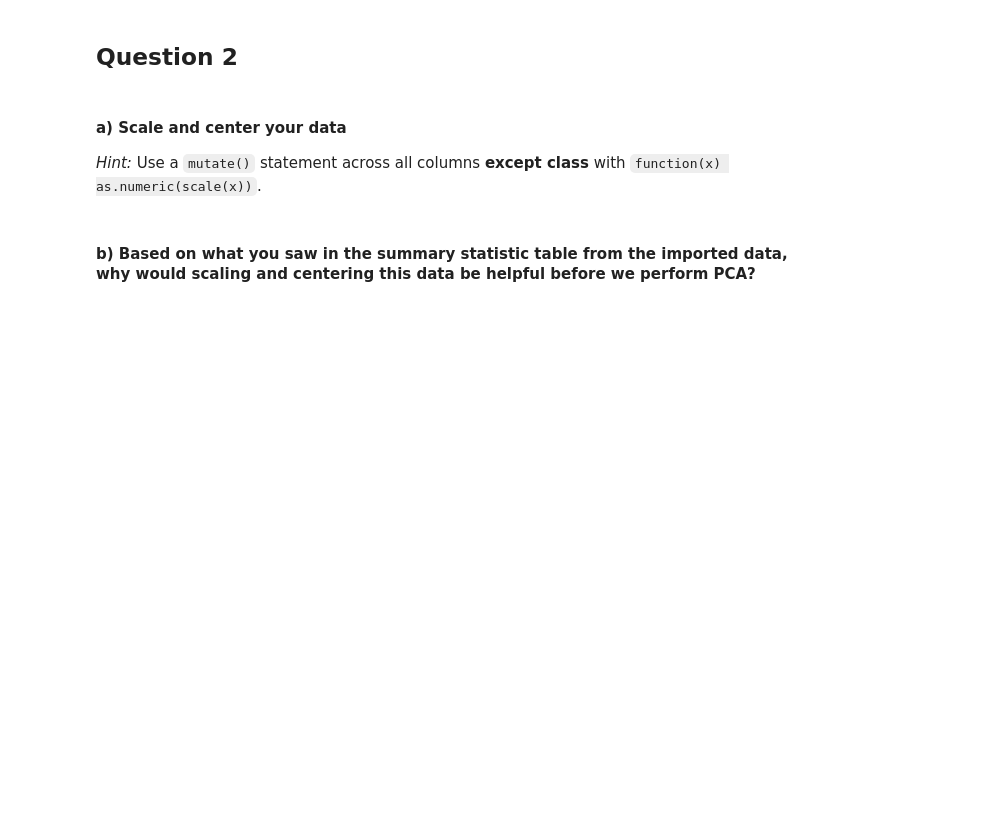
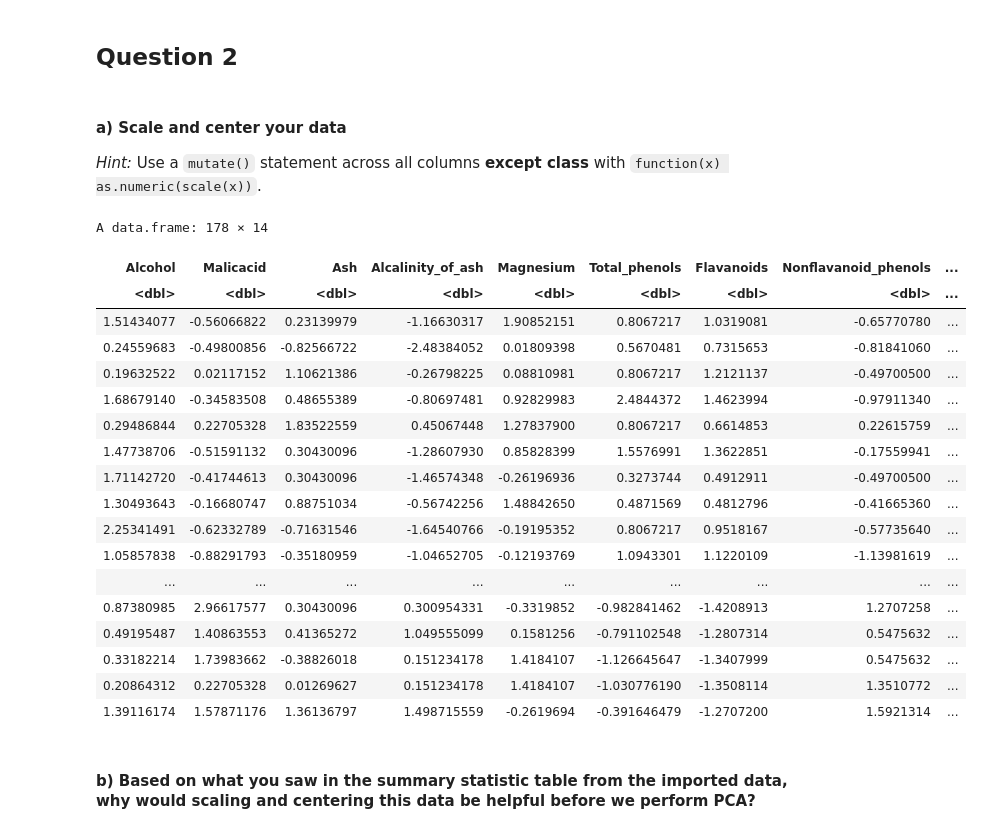
Before and after one commit to skommera26/BIOS-512, a Jupyter notebook: Assignments/BIOS512_HW5.ipynb, the cells around one changed output. Saved outputs shown, nothing was run; the diff lists cells and outputs as text; code cells hidden in the pictures; blank space fills up the shorter version.

```diff
--- a/Assignments/BIOS512_HW5.ipynb
+++ b/Assignments/BIOS512_HW5.ipynb
@@ -71,7 +103,29 @@ summary(df)
 # %%
 
 df <- df %>% mutate(across(c(Alcohol,Malicacid, Ash, Alcalinity_of_ash, Magnesium, Total_phenols, Flavanoids, Nonflavanoid_phenols, Proanthocyanins, Color_intensity, Hue, X0D280_0D315_of_diluted_wines, Proline),
                            function(x) as.numeric(scale(x))))
+
+df
+# %% [output]
+A data.frame: 178 × 14
+| Alcohol | Malicacid | Ash | Alcalinity_of_ash | Magnesium | Total_phenols | Flavanoids | Nonflavanoid_phenols | ... |
+| <dbl> | <dbl> | <dbl> | <dbl> | <dbl> | <dbl> | <dbl> | <dbl> | ... |
+| 1.51434077 | -0.56066822 | 0.23139979 | -1.16630317 | 1.90852151 | 0.8067217 | 1.0319081 | -0.65770780 | ... |
+| 0.24559683 | -0.49800856 | -0.82566722 | -2.48384052 | 0.01809398 | 0.5670481 | 0.7315653 | -0.81841060 | ... |
+| 0.19632522 | 0.02117152 | 1.10621386 | -0.26798225 | 0.08810981 | 0.8067217 | 1.2121137 | -0.49700500 | ... |
+| 1.68679140 | -0.34583508 | 0.48655389 | -0.80697481 | 0.92829983 | 2.4844372 | 1.4623994 | -0.97911340 | ... |
+| 0.29486844 | 0.22705328 | 1.83522559 | 0.45067448 | 1.27837900 | 0.8067217 | 0.6614853 | 0.22615759 | ... |
+| 1.47738706 | -0.51591132 | 0.30430096 | -1.28607930 | 0.85828399 | 1.5576991 | 1.3622851 | -0.17559941 | ... |
+| 1.71142720 | -0.41744613 | 0.30430096 | -1.46574348 | -0.26196936 | 0.3273744 | 0.4912911 | -0.49700500 | ... |
+| 1.30493643 | -0.16680747 | 0.88751034 | -0.56742256 | 1.48842650 | 0.4871569 | 0.4812796 | -0.41665360 | ... |
+| 2.25341491 | -0.62332789 | -0.71631546 | -1.64540766 | -0.19195352 | 0.8067217 | 0.9518167 | -0.57735640 | ... |
+| 1.05857838 | -0.88291793 | -0.35180959 | -1.04652705 | -0.12193769 | 1.0943301 | 1.1220109 | -1.13981619 | ... |
+| ... | ... | ... | ... | ... | ... | ... | ... | ... |
+| 0.87380985 | 2.96617577 | 0.30430096 | 0.300954331 | -0.3319852 | -0.982841462 | -1.4208913 | 1.2707258 | ... |
+| 0.49195487 | 1.40863553 | 0.41365272 | 1.049555099 | 0.1581256 | -0.791102548 | -1.2807314 | 0.5475632 | ... |
+| 0.33182214 | 1.73983662 | -0.38826018 | 0.151234178 | 1.4184107 | -1.126645647 | -1.3407999 | 0.5475632 | ... |
+| 0.20864312 | 0.22705328 | 0.01269627 | 0.151234178 | 1.4184107 | -1.030776190 | -1.3508114 | 1.3510772 | ... |
+| 1.39116174 | 1.57871176 | 1.36136797 | 1.498715559 | -0.2619694 | -0.391646479 | -1.2707200 | 1.5921314 | ... |
 # %% [markdown]
 #### b) Based on what you saw in the summary statistic table from the imported data, why would scaling and centering this data be helpful before we perform PCA?
 # %% [raw]
```
Also changed, not shown: parts of 2 cells of this notebook, 1 other file.
